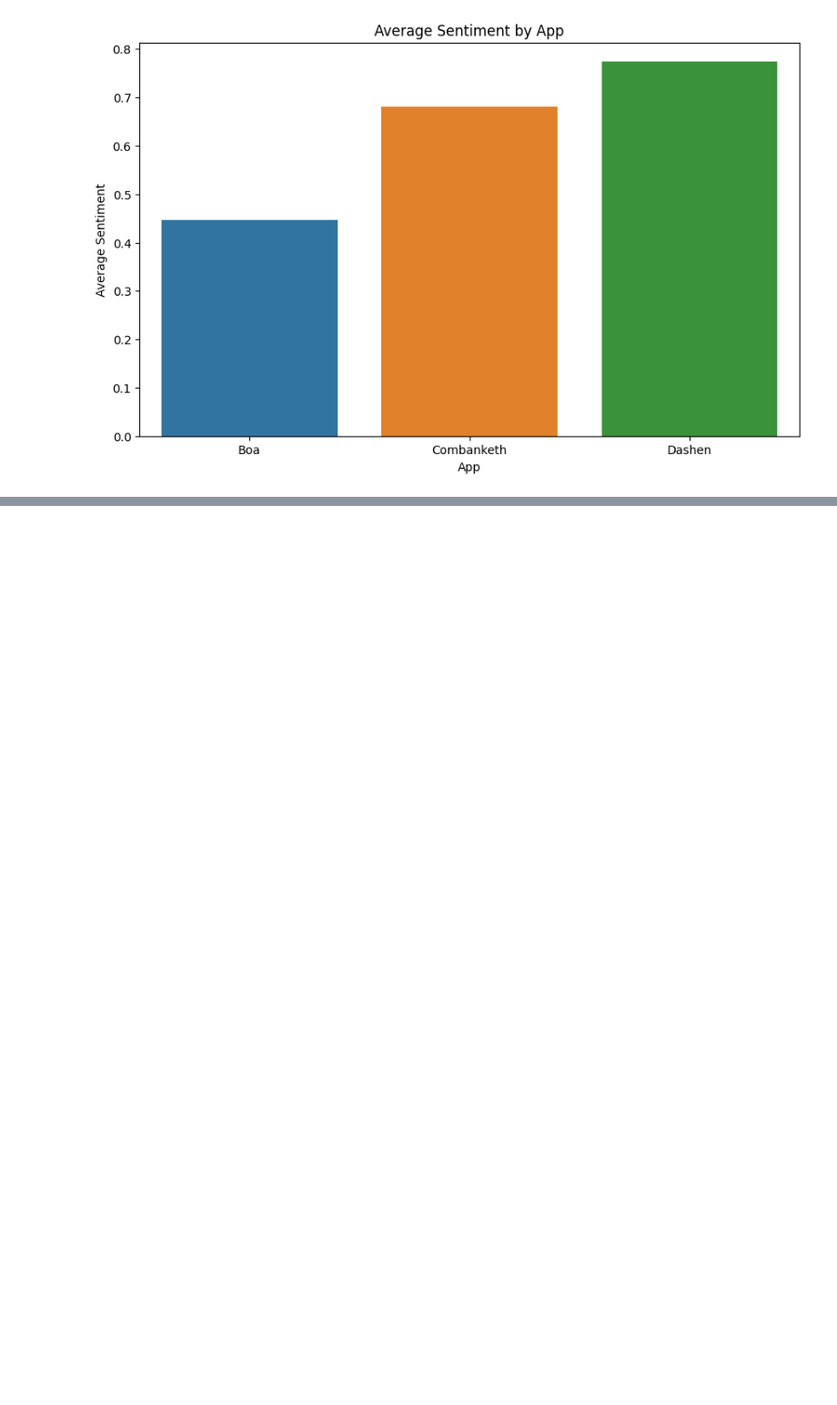
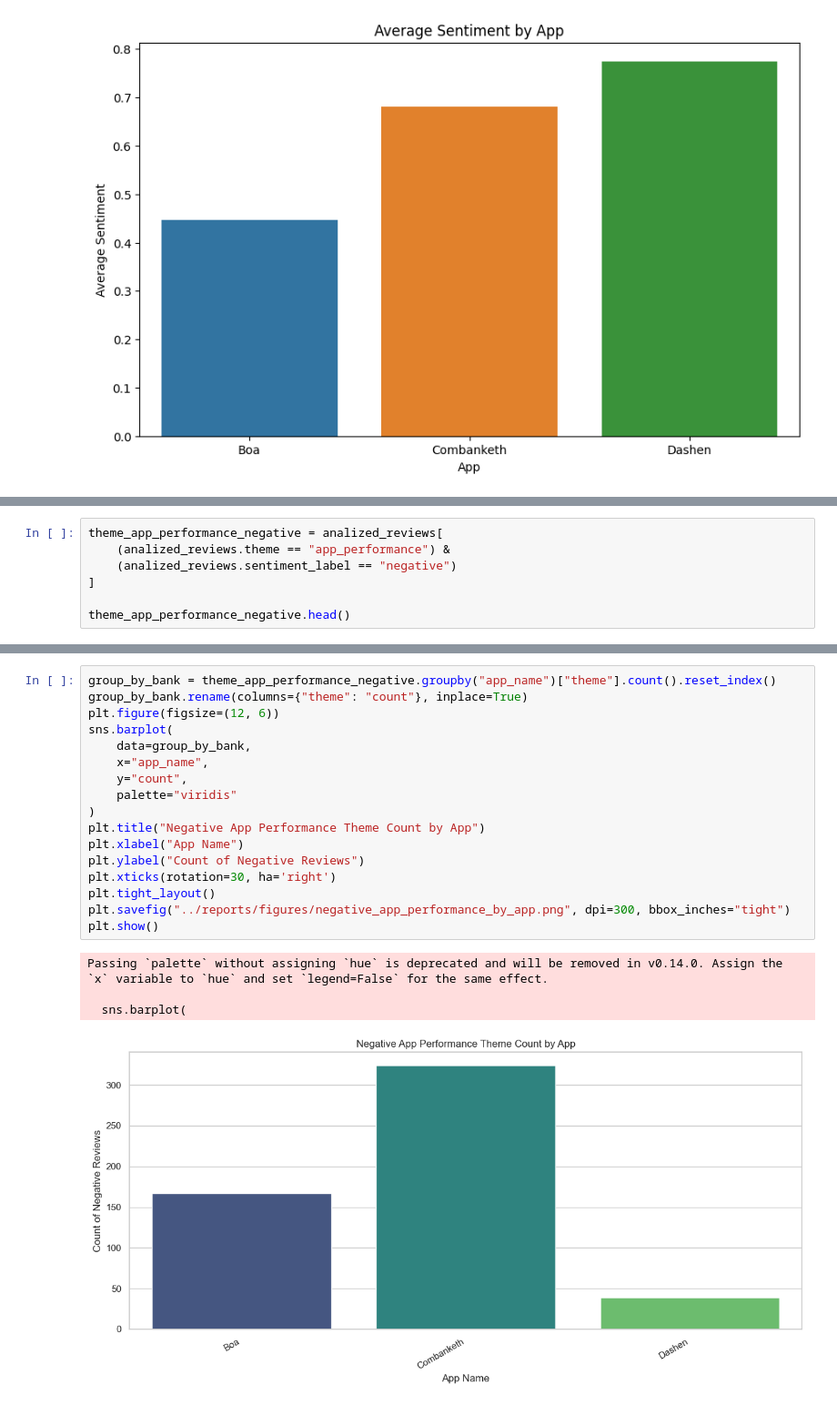
Before and after one commit to segnig/banking-app-review-analysis, a Jupyter notebook: notebooks/task-2.ipynb, the cells around one changed output, grey strips where cells are left out. Shown at 91% size. Saved outputs shown, nothing was run; the diff lists cells and outputs as text; blank space fills up the shorter version.

```diff
--- a/notebooks/task-2.ipynb
+++ b/notebooks/task-2.ipynb
@@ -129,0 +544,7 @@ The `errwidth` parameter is deprecated. And will be removed in v0.15.0. Pass `er
+# %%
+theme_app_performance_negative = analized_reviews[
+    (analized_reviews.theme == "app_performance") &
+    (analized_reviews.sentiment_label == "negative")
+]
+
+theme_app_performance_negative.head()
@@ -129,0 +558,22 @@ The `errwidth` parameter is deprecated. And will be removed in v0.15.0. Pass `er
+# %%
+group_by_bank = theme_app_performance_negative.groupby("app_name")["theme"].count().reset_index()
+group_by_bank.rename(columns={"theme": "count"}, inplace=True)
+plt.figure(figsize=(12, 6))
+sns.barplot(
+    data=group_by_bank,
+    x="app_name",
+    y="count",
+    palette="viridis"
+)
+plt.title("Negative App Performance Theme Count by App")
+plt.xlabel("App Name")
+plt.ylabel("Count of Negative Reviews")
+plt.xticks(rotation=30, ha='right')
+plt.tight_layout()
+plt.savefig("../reports/figures/negative_app_performance_by_app.png", dpi=300, bbox_inches="tight")
+plt.show()
+# %% [output]
+Passing `palette` without assigning `hue` is deprecated and will be removed in v0.14.0. Assign the `x` variable to `hue` and set `legend=False` for the same effect.
+
+  sns.barplot(
+[figure, added]
```
Also changed, not shown: parts of 21 cells of this notebook, 7 other files.
